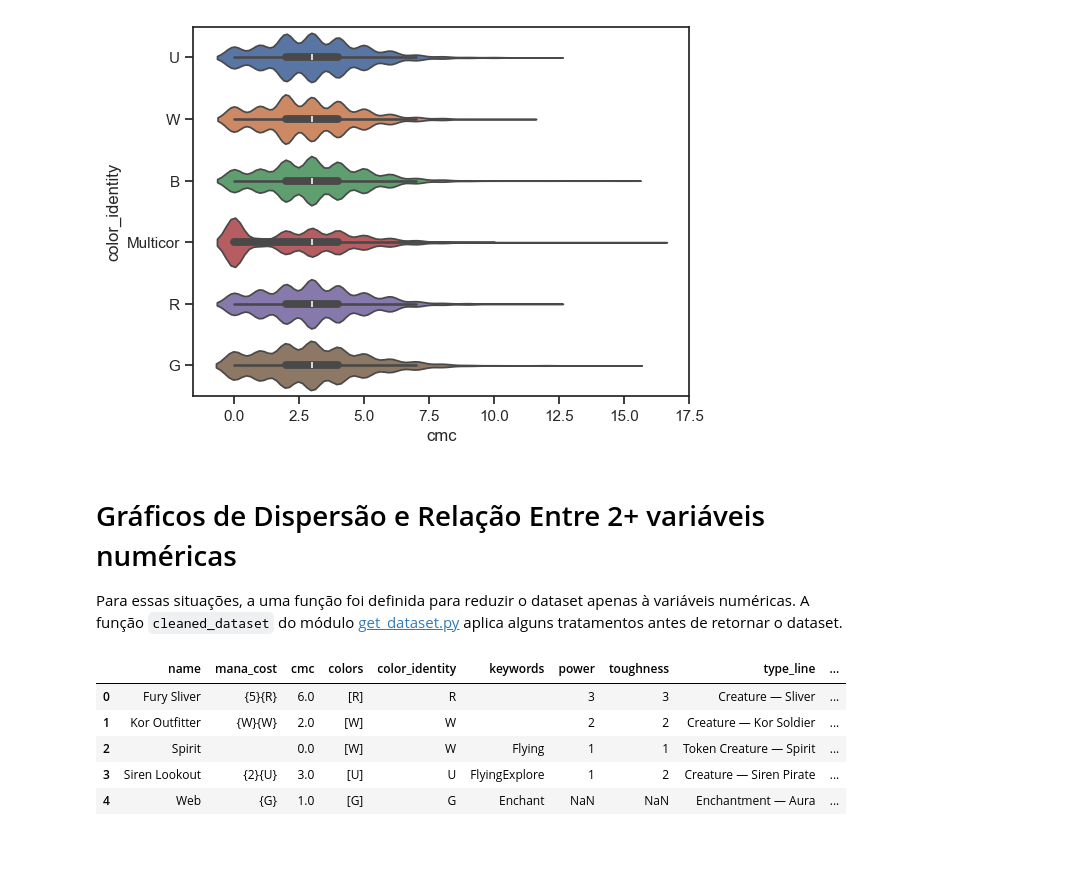
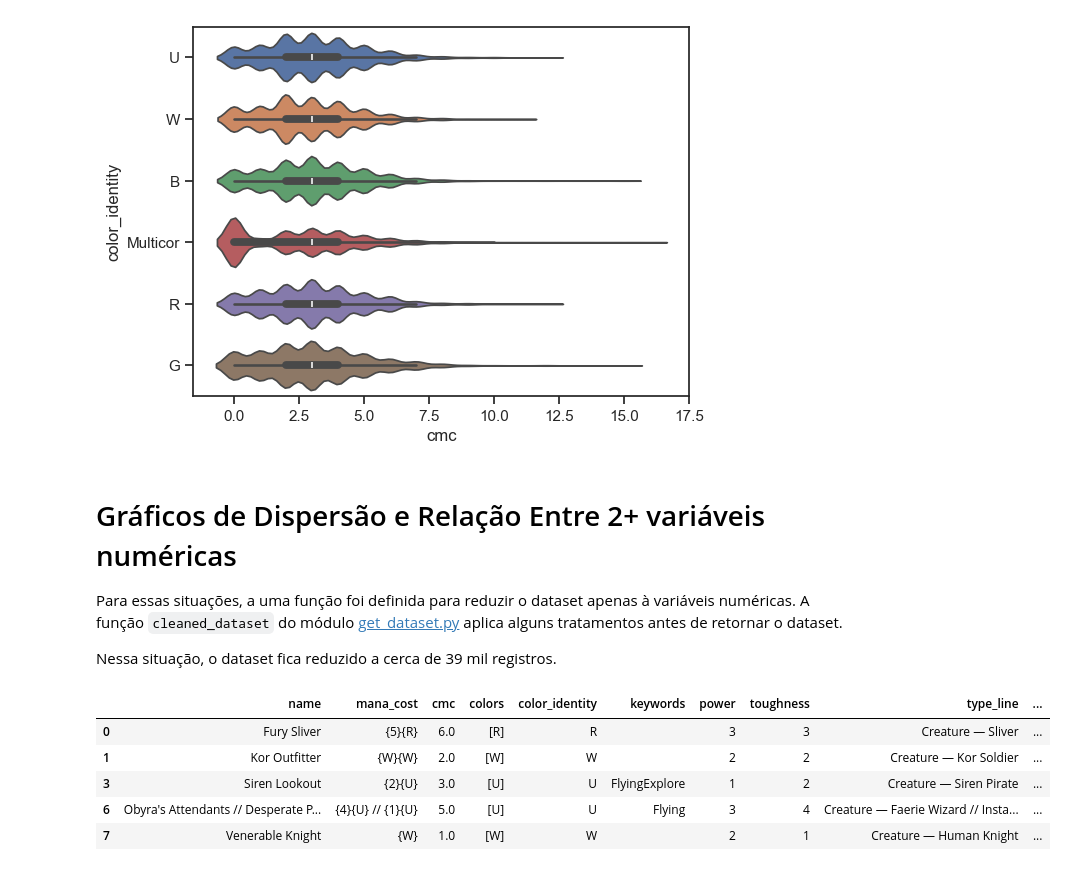
Before and after one commit to brunoopinheiro/ada-data-science-project-ii, a Jupyter notebook: mtg_analysis.ipynb, the cells around one changed output. Saved outputs shown, nothing was run; the diff lists cells and outputs as text; code cells hidden in the pictures.

```diff
--- a/mtg_analysis.ipynb
+++ b/mtg_analysis.ipynb
@@ -383,14 +383,16 @@ plt.show()
 # Gráficos de Dispersão e Relação Entre 2+ variáveis numéricas
 Para essas situações, a uma função foi definida para reduzir o dataset apenas à variáveis numéricas.
 A função `cleaned_dataset` do módulo [get_dataset.py](datasets\get_dataset.py) aplica alguns tratamentos antes de retornar o dataset.
+
+Nessa situação, o dataset fica reduzido a cerca de 39 mil registros.
 # %%
 mtg_numeric = gd.cleaned_dataset()
 
-(mtg.head())
+(mtg_numeric.head())
 # %% [output]
 |  | name | mana_cost | cmc | colors | color_identity | keywords | power | toughness | type_line | ... |
 | 0 | Fury Sliver | {5}{R} | 6.0 | [R] | R |  | 3 | 3 | Creature — Sliver | ... |
 | 1 | Kor Outfitter | {W}{W} | 2.0 | [W] | W |  | 2 | 2 | Creature — Kor Soldier | ... |
-| 2 | Spirit |  | 0.0 | [W] | W | Flying | 1 | 1 | Token Creature — Spirit | ... |
 | 3 | Siren Lookout | {2}{U} | 3.0 | [U] | U | FlyingExplore | 1 | 2 | Creature — Siren Pirate | ... |
-| 4 | Web | {G} | 1.0 | [G] | G | Enchant | NaN | NaN | Enchantment — Aura | ... |
+| 6 | Obyra's Attendants // Desperate P... | {4}{U} // {1}{U} | 5.0 | [U] | U | Flying | 3 | 4 | Creature — Faerie Wizard // Insta... | ... |
+| 7 | Venerable Knight | {W} | 1.0 | [W] | W |  | 2 | 1 | Creature — Human Knight | ... |
```
Also changed, not shown: parts of 10 cells of this notebook, 1 other file.
